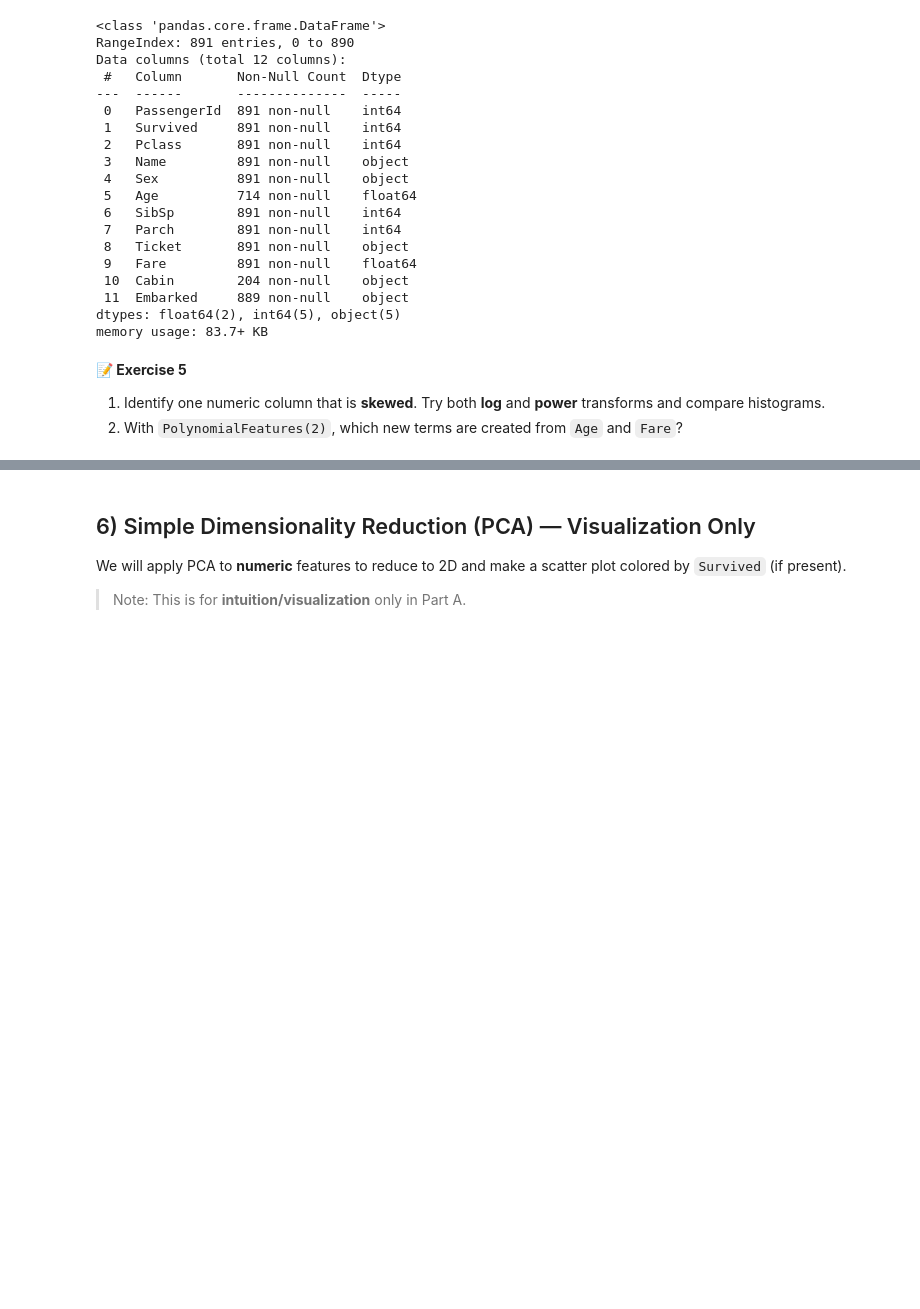
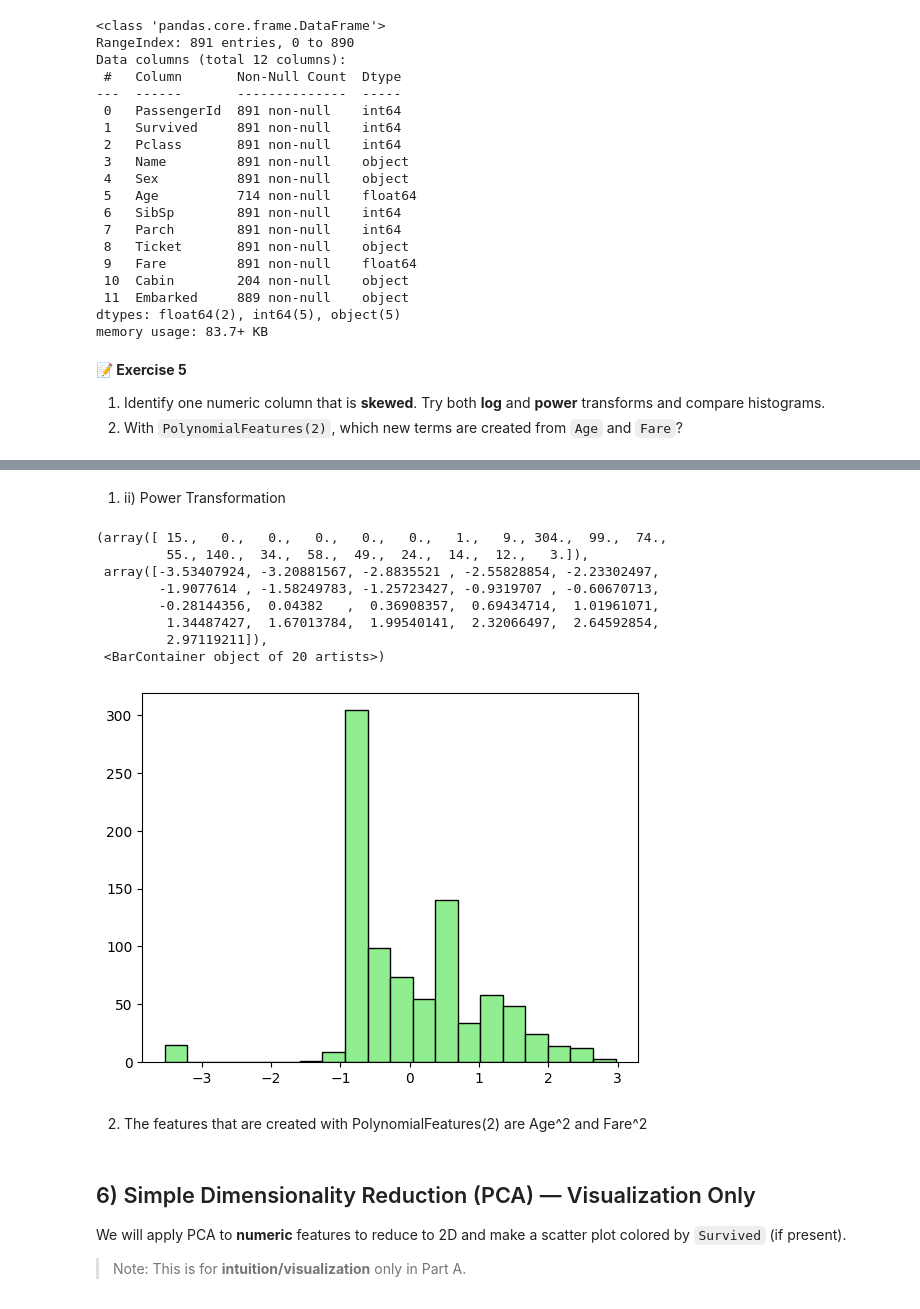
Before and after one commit to Mithi-2005/cse303_ml_lab, a Jupyter notebook: feature_engineering/lab3_AP23110011300.ipynb, the cells around one changed output, grey strips where cells are left out. Cells and saved outputs as stored; diff of their text form; code cells hidden in the pictures; blank space fills up the shorter version.

```diff
--- a/feature_engineering/Feature_Engineering_PartA.ipynb
+++ b/feature_engineering/lab3_AP23110011300.ipynb
@@ -418,3 +420,21 @@ plt.hist(parch_lt,color='lightgreen',bins=20)
+# %% [markdown]
+1) ii) Power Transformation
+# %%
+fare_pt=pt.fit_transform(df_imp[['Fare']])
+
+plt.hist(fare_pt,color='lightgreen',bins=20,edgecolor='black')
+# %% [output]
+(array([ 15.,   0.,   0.,   0.,   0.,   0.,   1.,   9., 304.,  99.,  74.,
+         55., 140.,  34.,  58.,  49.,  24.,  14.,  12.,   3.]),
+ array([-3.53407924, -3.20881567, -2.8835521 , -2.55828854, -2.23302497,
+        -1.9077614 , -1.58249783, -1.25723427, -0.9319707 , -0.60670713,
+        -0.28144356,  0.04382   ,  0.36908357,  0.69434714,  1.01961071,
+         1.34487427,  1.67013784,  1.99540141,  2.32066497,  2.64592854,
+         2.97119211]),
+ <BarContainer object of 20 artists>)
+[figure, added]
+# %% [markdown]
+2) The features that are created with PolynomialFeatures(2) are Age^2 and Fare^2
 # %% [markdown]
 ## 6) Simple Dimensionality Reduction (PCA) — Visualization Only
 
```
Also changed, not shown: parts of 10 cells of this notebook.
